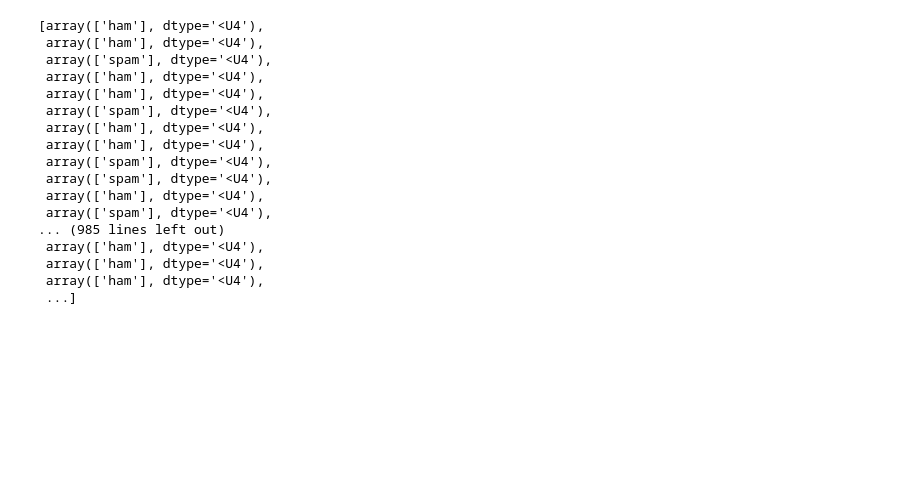
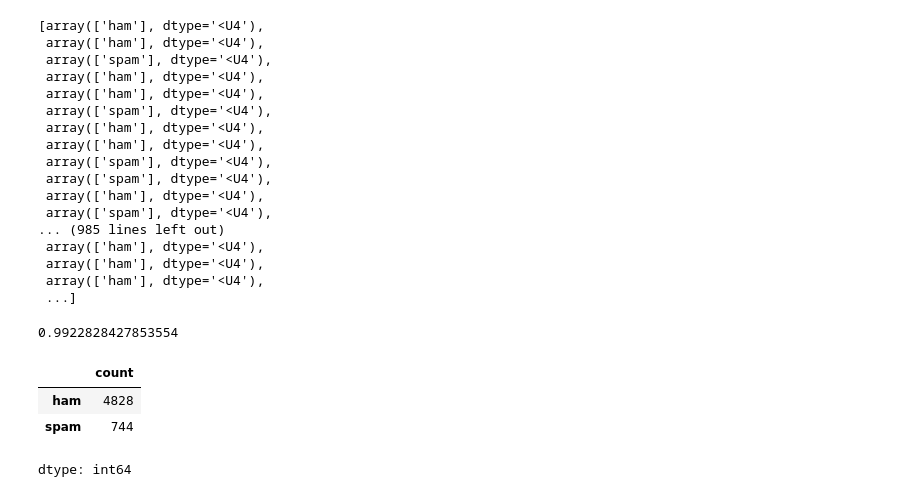
Before and after one commit to Mehnaaaz/Spam-or-ham, a Jupyter notebook: Spam Classification.ipynb, the cells around one changed output. Drawn from its saved outputs; the diff is of its cells as text; code cells hidden in the pictures; blank space fills up the shorter version.

```diff
--- a/Spam Classification.ipynb
+++ b/Spam Classification.ipynb
@@ -420,3 +420,15 @@ array(['ham'], dtype='<U4')
  array(['ham'], dtype='<U4'),
  array(['ham'], dtype='<U4'),
  ...]
+# %%
+mb.score(x,y)
+# %% [output]
+0.9922828427853554
+# %%
+z=mb.predict(x)
+pd.Series(z).value_counts()
+# %% [output]
+|  | count |
+| ham | 4828 |
+| spam | 744 |
+dtype: int64
```
